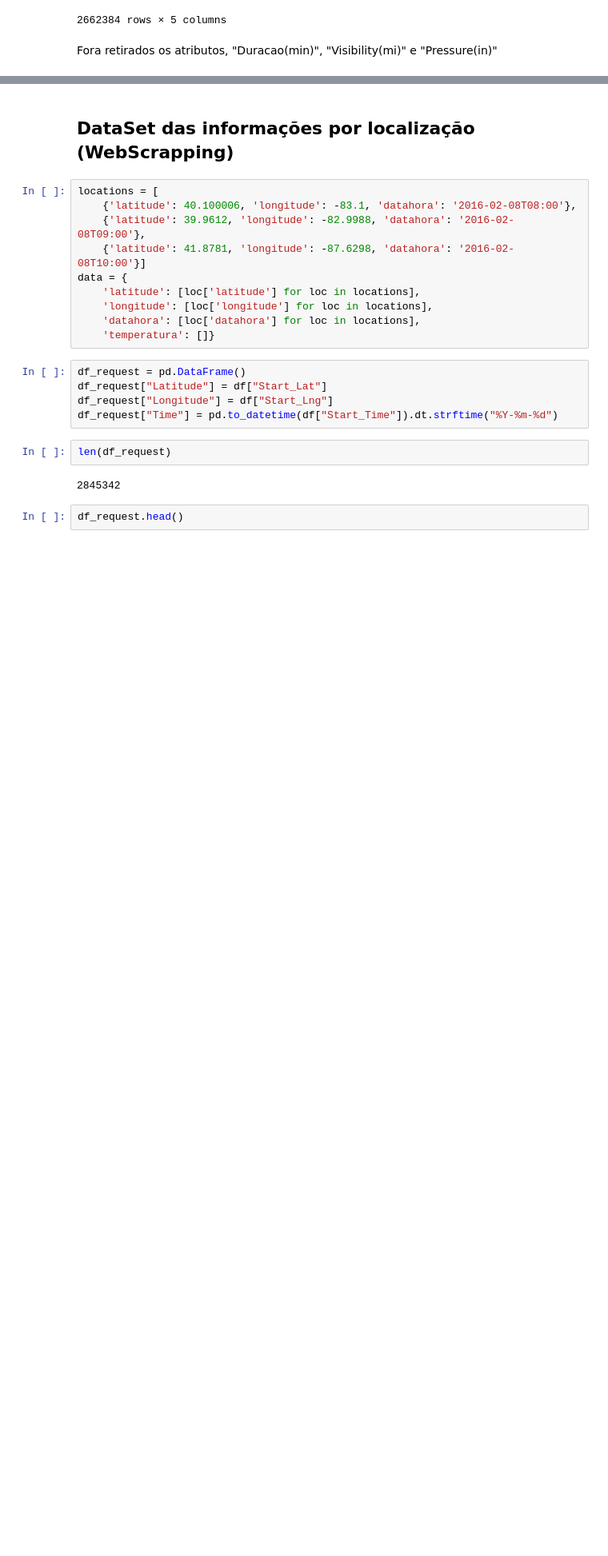
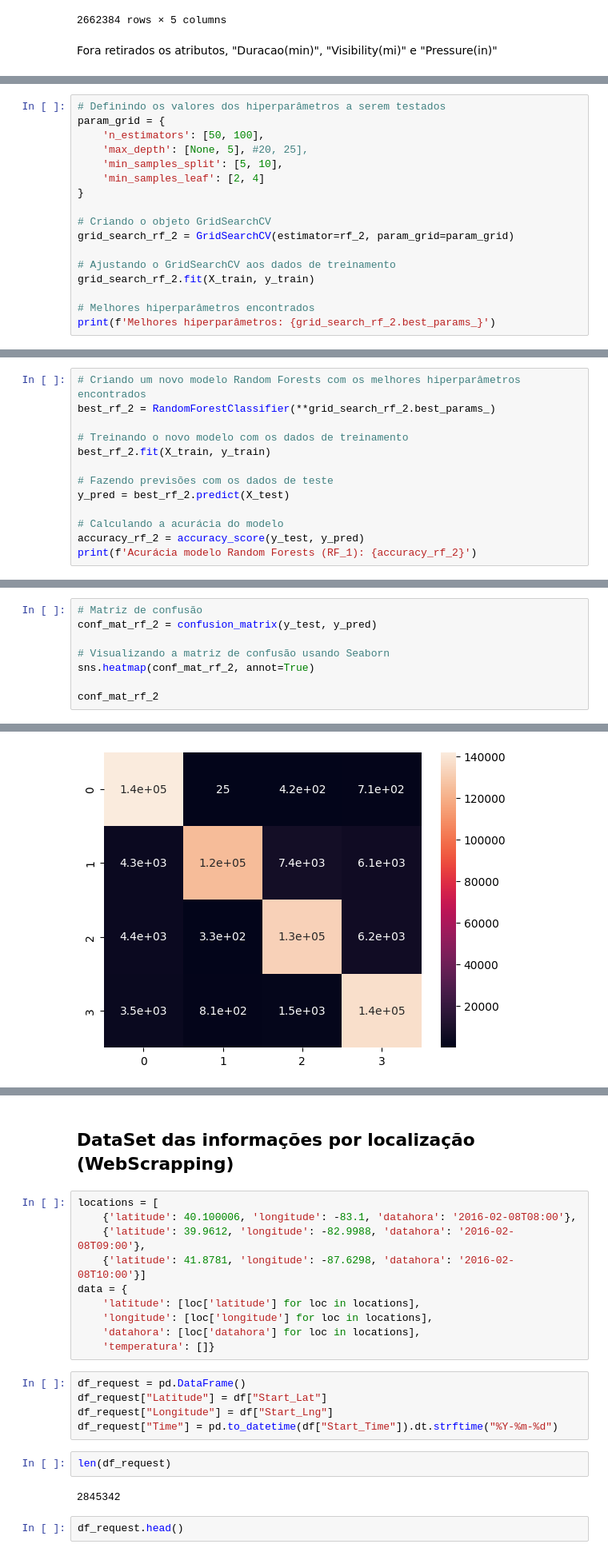
Before and after one commit to williamsasaki/jubilant-robot, a Jupyter notebook: ml_acidentes_tcc.ipynb, the cells around one changed output, grey strips where cells are left out. Shown: that part at 80% size. Drawn from its saved outputs; the diff is of its cells as text; blank space fills up the shorter version.

```diff
--- a/ml_acidentes_tcc.ipynb
+++ b/ml_acidentes_tcc.ipynb
@@ -817,0 +1026,17 @@ df.head()
+# %%
+# Definindo os valores dos hiperparâmetros a serem testados
+param_grid = {
+    'n_estimators': [50, 100],
+    'max_depth': [None, 5], #20, 25],
+    'min_samples_split': [5, 10],
+    'min_samples_leaf': [2, 4]
+}
+
+# Criando o objeto GridSearchCV
+grid_search_rf_2 = GridSearchCV(estimator=rf_2, param_grid=param_grid)
+
+# Ajustando o GridSearchCV aos dados de treinamento
+grid_search_rf_2.fit(X_train, y_train)
+
+# Melhores hiperparâmetros encontrados
+print(f'Melhores hiperparâmetros: {grid_search_rf_2.best_params_}')
@@ -817,0 +1045,13 @@ df.head()
+# %%
+# Criando um novo modelo Random Forests com os melhores hiperparâmetros encontrados
+best_rf_2 = RandomForestClassifier(**grid_search_rf_2.best_params_)
+
+# Treinando o novo modelo com os dados de treinamento
+best_rf_2.fit(X_train, y_train)
+
+# Fazendo previsões com os dados de teste
+y_pred = best_rf_2.predict(X_test)
+
+# Calculando a acurácia do modelo
+accuracy_rf_2 = accuracy_score(y_test, y_pred)
+print(f'Acurácia modelo Random Forests (RF_1): {accuracy_rf_2}')
@@ -817,0 +1060,9 @@ df.head()
+# %%
+# Matriz de confusão
+conf_mat_rf_2 = confusion_matrix(y_test, y_pred)
+
+# Visualizando a matriz de confusão usando Seaborn
+sns.heatmap(conf_mat_rf_2, annot=True)
+
+conf_mat_rf_2
+# %% [output]
@@ -817,0 +1073 @@ df.head()
+[figure, added]
```
Also changed, not shown: parts of 77 cells of this notebook, 2 other files.
